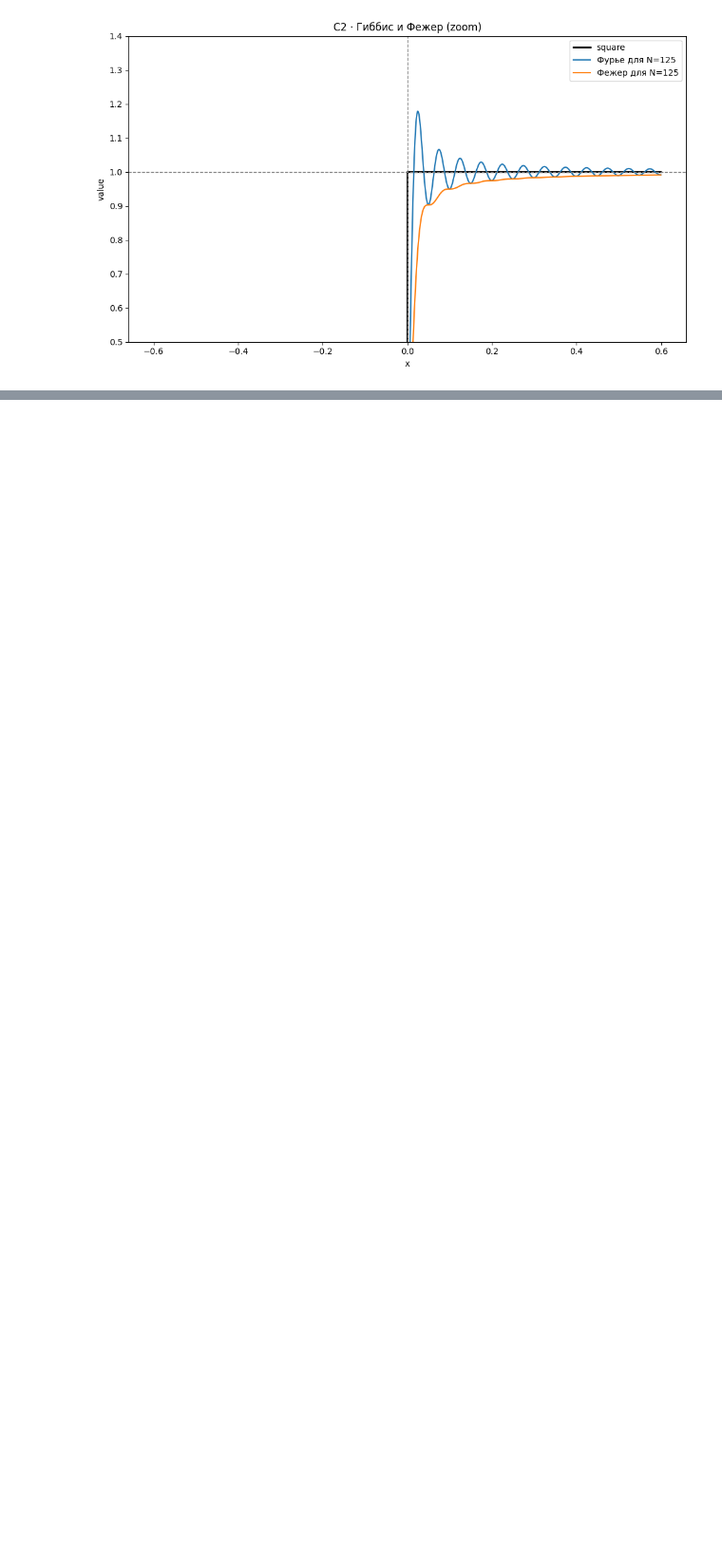
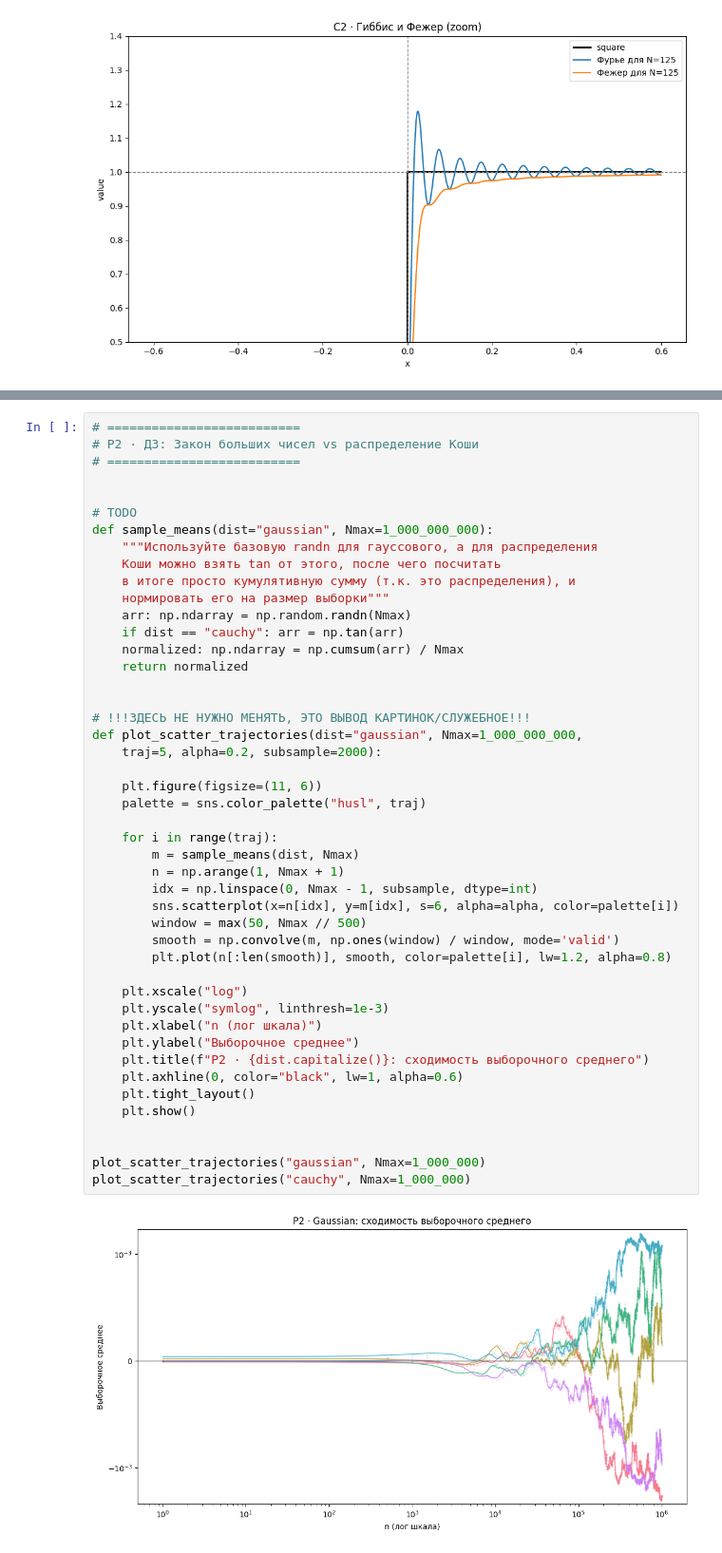
Before and after one commit to v1adimirk0zhevnikov/ML_education, a Jupyter notebook: Task2/Task2.ipynb, the cells around one changed output, grey strips where cells are left out. Shown at 95% size. Cells and saved outputs as stored; diff of their text form; blank space fills up the shorter version.

```diff
--- a/Task2/Task2.ipynb
+++ b/Task2/Task2.ipynb
@@ -185,0 +579,48 @@ ValueError: The truth value of an array with more than one element is ambiguous.
+# %%
+# ==========================
+# P2 · ДЗ: Закон больших чисел vs распределение Коши
+# ==========================
+
+
+# TODO
+def sample_means(dist="gaussian", Nmax=1_000_000_000):
+    """Используйте базовую randn для гауссового, а для распределения
+    Коши можно взять tan от этого, после чего посчитать
+    в итоге просто кумулятивную сумму (т.к. это распределения), и
+    нормировать его на размер выборки"""
+    arr: np.ndarray = np.random.randn(Nmax)
+    if dist == "cauchy": arr = np.tan(arr)
+    normalized: np.ndarray = np.cumsum(arr) / Nmax
+    return normalized
+
+
+# !!!ЗДЕСЬ НЕ НУЖНО МЕНЯТЬ, ЭТО ВЫВОД КАРТИНОК/СЛУЖЕБНОЕ!!!
+def plot_scatter_trajectories(dist="gaussian", Nmax=1_000_000_000,
+    traj=5, alpha=0.2, subsample=2000):
+
+    plt.figure(figsize=(11, 6))
+    palette = sns.color_palette("husl", traj)
+
+    for i in range(traj):
+        m = sample_means(dist, Nmax)
+        n = np.arange(1, Nmax + 1)
+        idx = np.linspace(0, Nmax - 1, subsample, dtype=int)
+        sns.scatterplot(x=n[idx], y=m[idx], s=6, alpha=alpha, color=palette[i])
+        window = max(50, Nmax // 500)
+        smooth = np.convolve(m, np.ones(window) / window, mode='valid')
+        plt.plot(n[:len(smooth)], smooth, color=palette[i], lw=1.2, alpha=0.8)
+
+    plt.xscale("log")
+    plt.yscale("symlog", linthresh=1e-3)
+    plt.xlabel("n (лог шкала)")
+    plt.ylabel("Выборочное среднее")
+    plt.title(f"P2 · {dist.capitalize()}: сходимость выборочного среднего")
+    plt.axhline(0, color="black", lw=1, alpha=0.6)
+    plt.tight_layout()
+    plt.show()
+
+
+plot_scatter_trajectories("gaussian", Nmax=1_000_000)
+plot_scatter_trajectories("cauchy", Nmax=1_000_000)
+# %% [output]
+[figure, added]
```
Also changed, not shown: parts of 16 cells of this notebook, 13 other files.
